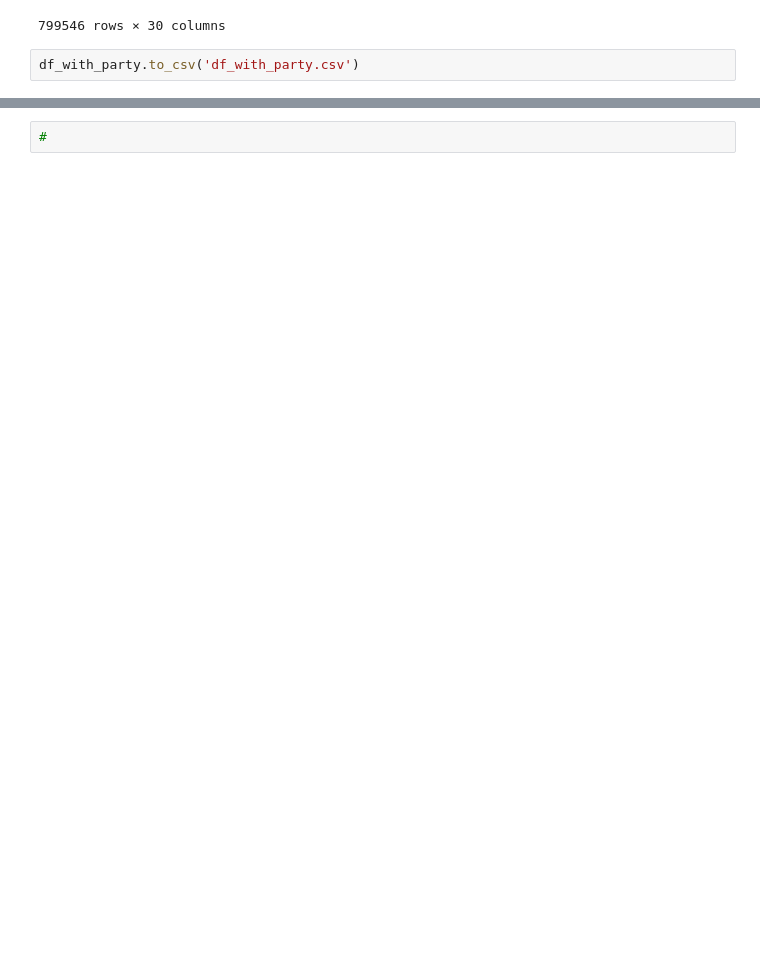
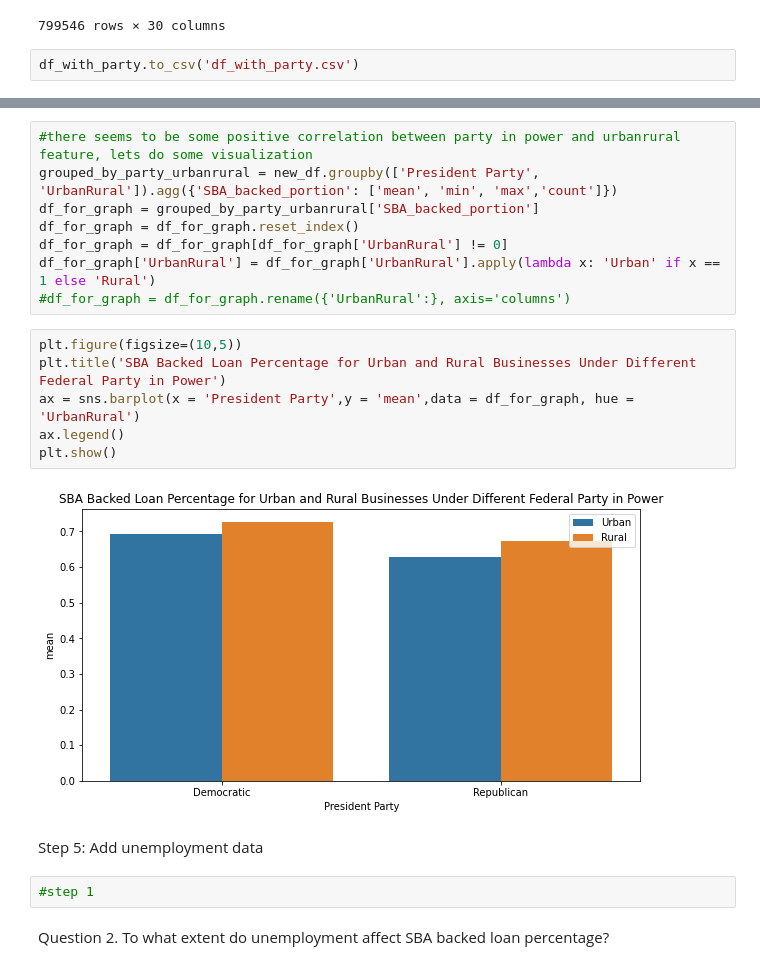
Before and after one commit to CIV2T1PEY/CIV1498-Group-Project, a Jupyter notebook: Python_YuLin.ipynb, the cells around one changed output, grey strips where cells are left out. Drawn from its saved outputs; the diff is of its cells as text; blank space fills up the shorter version.

```diff
--- a/Python_YuLin.ipynb
+++ b/Python_YuLin.ipynb
@@ -242,2 +242,22 @@ plt.show()
+# %%
+#there seems to be some positive correlation between party in power and urbanrural feature, lets do some visualization
+grouped_by_party_urbanrural = new_df.groupby(['President Party', 'UrbanRural']).agg({'SBA_backed_portion': ['mean', 'min', 'max','count']})
+df_for_graph = grouped_by_party_urbanrural['SBA_backed_portion']
+df_for_graph = df_for_graph.reset_index()
+df_for_graph = df_for_graph[df_for_graph['UrbanRural'] != 0]
+df_for_graph['UrbanRural'] = df_for_graph['UrbanRural'].apply(lambda x: 'Urban' if x == 1 else 'Rural')
+#df_for_graph = df_for_graph.rename({'UrbanRural':}, axis='columns')
+# %%
+plt.figure(figsize=(10,5))
+plt.title('SBA Backed Loan Percentage for Urban and Rural Businesses Under Different Federal Party in Power')
+ax = sns.barplot(x = 'President Party',y = 'mean',data = df_for_graph, hue = 'UrbanRural')
+ax.legend()
+plt.show()
+# %% [output]
+[figure, added]
+# %% [markdown]
+Step 5: Add unemployment data
 # %%
-#
+#step 1
+# %% [markdown]
+Question 2. To what extent do unemployment affect SBA backed loan percentage?
```
Also changed, not shown: parts of 11 cells of this notebook.
